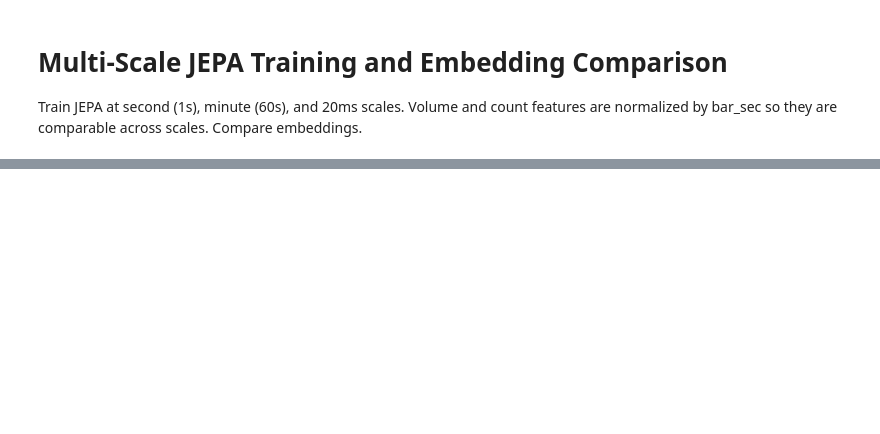
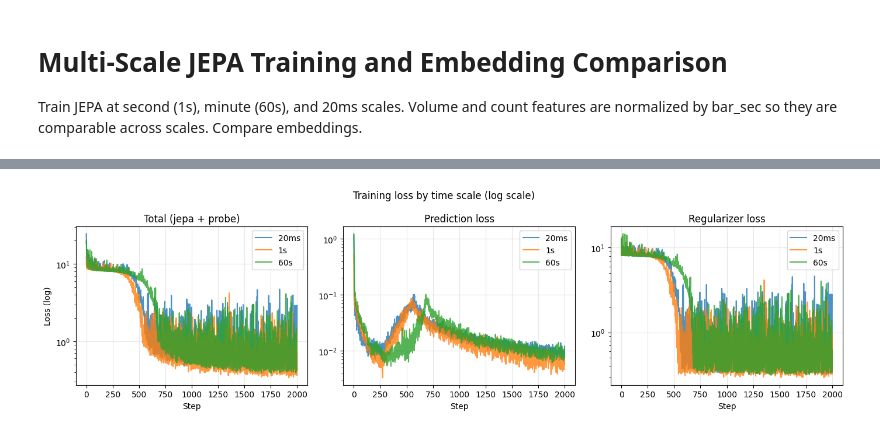
Before and after one commit to janisaiad/hft_jepa, a Jupyter notebook: notebooks/multiscale_training_compare.ipynb, the cells around one changed output, grey strips where cells are left out. Cells and saved outputs as stored; diff of their text form; code cells hidden in the pictures; blank space fills up the shorter version.

```diff
--- a/notebooks/multiscale_training_compare.ipynb
+++ b/notebooks/multiscale_training_compare.ipynb
@@ -187 +189,21 @@ plt.show()
+# %%
+fig, axes = plt.subplots(1, 3, figsize=(14, 4), sharex=True)
+for label, r in results.items():
+    axes[0].semilogy(r["losses"], label=label, alpha=0.8)
+    axes[1].semilogy(r["pred_losses"], label=label, alpha=0.8)
+    axes[2].semilogy(r["reg_losses"], label=label, alpha=0.8)
+axes[0].set_ylabel("Loss (log)")
+axes[0].set_title("Total (jepa + probe)")
+axes[1].set_title("Prediction loss")
+axes[2].set_title("Regularizer loss")
+for ax in axes:
+    ax.set_xlabel("Step")
+    ax.legend()
+    ax.grid(True, alpha=0.3)
+plt.suptitle("Training loss by time scale (log scale)")
+plt.tight_layout()
+plt.savefig(out_dir / "multiscale_losses_log.png", dpi=100)
+plt.show()
+# %% [output]
+[figure, added]
 # %%
```
Also changed, not shown: parts of 14 cells of this notebook, 3 other files.
